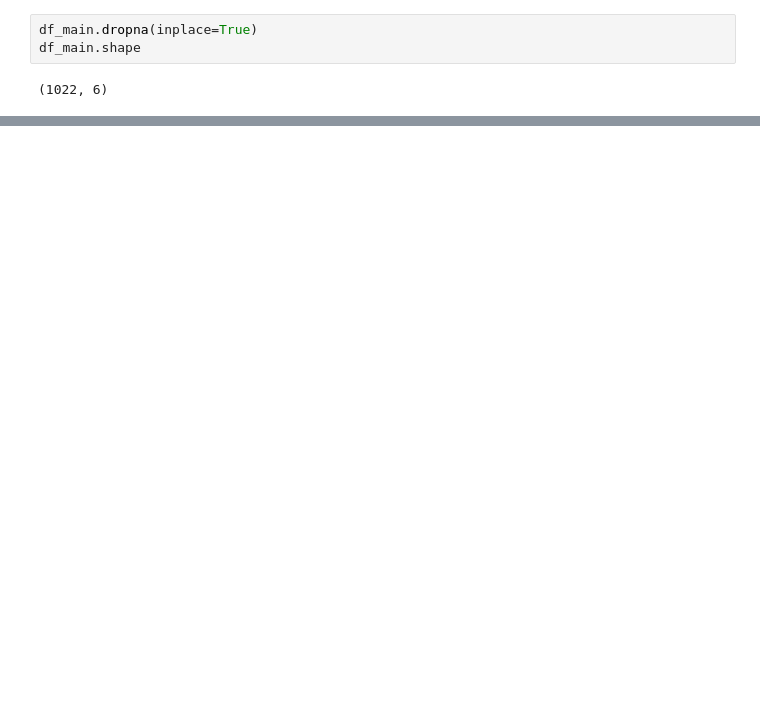
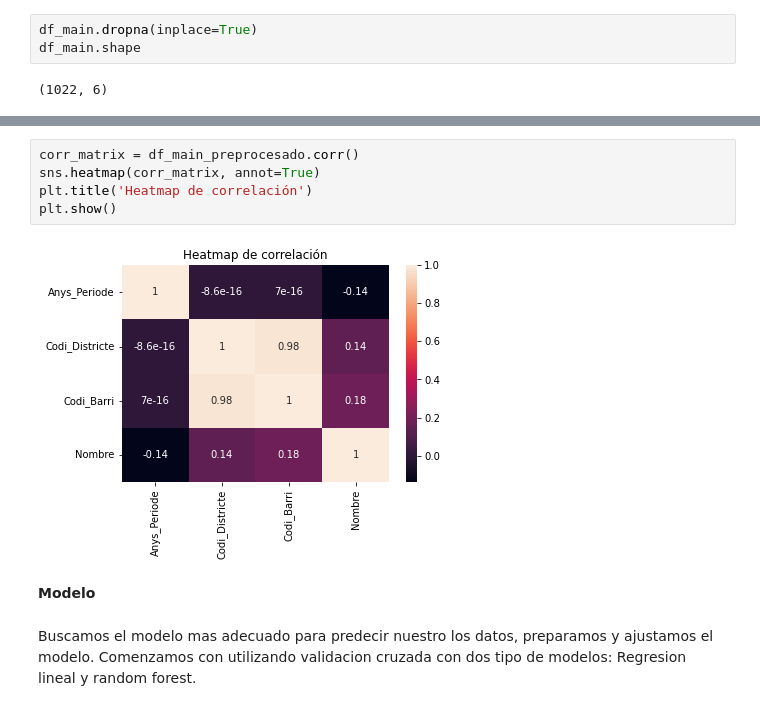
Before and after one commit to IvanaCandyAguilar/Data-Engineer-Data-Science, a Jupyter notebook: Data Science final project/Data Science Final Project.ipynb, the cells around one changed output, grey strips where cells are left out. Drawn from its saved outputs; the diff is of its cells as text; blank space fills up the shorter version.

```diff
--- a/Data Science final project/Data Science Final Project.ipynb
+++ b/Data Science final project/Data Science Final Project.ipynb
@@ -908,0 +435,11 @@ print(df_result)
+# %%
+corr_matrix = df_main_preprocesado.corr()
+sns.heatmap(corr_matrix, annot=True)
+plt.title('Heatmap de correlación')
+plt.show()
+# %% [output]
+[figure, added]
+# %% [markdown]
+**Modelo**
+# %% [markdown]
+Buscamos el modelo mas adecuado para predecir nuestro los datos, preparamos y ajustamos el modelo. Comenzamos con utilizando validacion cruzada con dos tipo de modelos: Regresion lineal y random forest.
```
Also changed, not shown: parts of 66 cells of this notebook, 4 other files.
